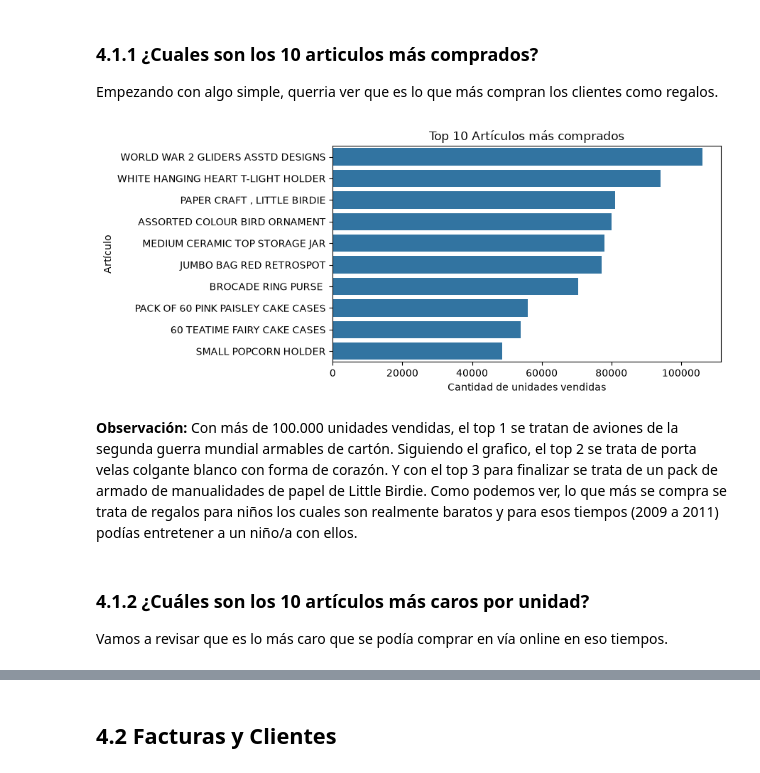
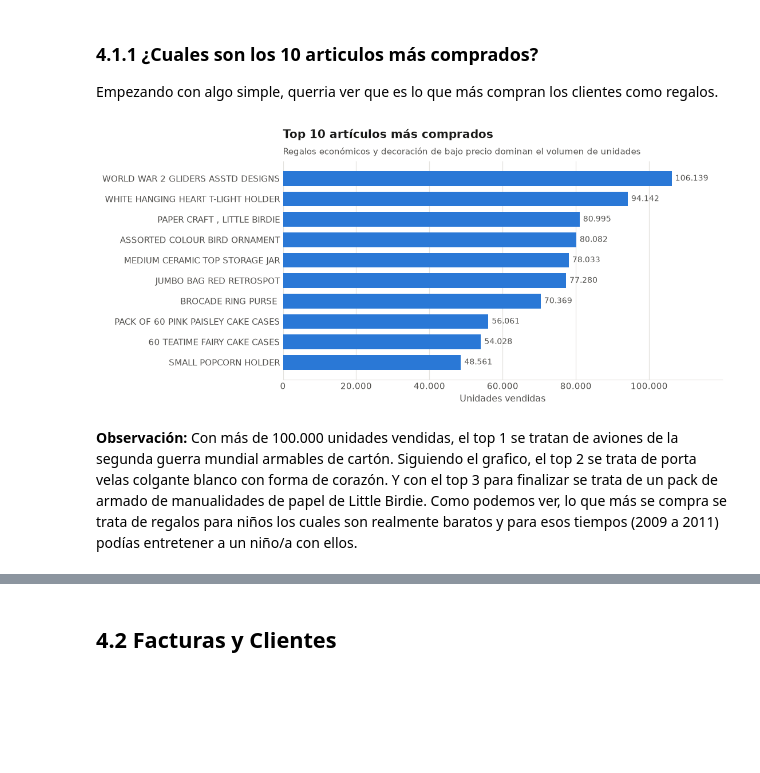
Before and after one commit to AgusPluda/online-retail-analysis, a Jupyter notebook: online_retail_analysis.ipynb, the cells around one changed output, grey strips where cells are left out. Drawn from its saved outputs; the diff is of its cells as text; code cells hidden in the pictures; blank space fills up the shorter version.

```diff
--- a/online_retail_analysis.ipynb
+++ b/online_retail_analysis.ipynb
@@ -69,0 +146,4 @@ df.head()
+# %%
+df = pd.read_csv("data/online_retail_II.csv")
+
+df.head()
@@ -343,6 +431,3 @@ Se revisaron los tipos de datos de las columnas para asegurar que cada variable
 La columna customer_id fue convertida a tipo string, debido a que representa un identificador de cliente y no una variable numérica sobre la cual se realizarán operaciones matemáticas.
 
 Por otro lado, invoice_datetime fue convertida al formato datetime, permitiendo realizar operaciones relacionadas con fechas y horas, como extraer años, meses, días y horas.
-# %%
-df = df.astype({"customer_id":"string"})
-df["invoice_datetime"] = pd.to_datetime(df["invoice_datetime"])
@@ -368,0 +468,16 @@ df["total_price"] = df["quantity"] * df["unit_price"]
+# %%
+# Fecha y hora de la factura por separado
+df["invoice_date"] = df["invoice_datetime"].dt.normalize()
+df["invoice_time"] = df["invoice_datetime"].dt.time
+
+# Año y mes, usados más adelante en el análisis temporal
+df["year"] = df["invoice_datetime"].dt.year
+df["month"] = df["invoice_datetime"].dt.month
+
+# Identificar facturas canceladas
+df["canceled"] = df["invoice"].str.startswith("C")
+
+# Precio total de cada línea de transacción
+df["total_price"] = df["quantity"] * df["unit_price"]
+
+df.head()
@@ -435,26 +557,29 @@ Ahora vamos con lo divertido.
 # %% [markdown]
 ### 4.1.1 ¿Cuales son los 10 articulos más comprados?
 Empezando con algo simple, querria ver que es lo que más compran los clientes como regalos.
-# %%
-articulos = (df_sales.groupby(["stock_code", "description"])["quantity"].sum().reset_index().sort_values("quantity", ascending=False))
-arti_top = articulos.head(10)
-arti_top = arti_top.sort_values("quantity", ascending=False)
-
-plt.figure(figsize=(9, 4))
-
-sns.barplot(data=arti_top, x="quantity", y="description", color="tab:blue")
-
-plt.xlabel("Cantidad de unidades vendidas")
-plt.ylabel("Artículo")
-plt.title("Top 10 Artículos más comprados")
-
-plt.tight_layout()
-plt.savefig("images/barhplot_top_10_articulos_comprados.png", dpi=300, bbox_inches="tight")
-plt.show()
-# %% [output]
-[figure, removed]
+# %%
+articulos = (df_sales.groupby(["stock_code", "description"], as_index=False)["quantity"]
+             .sum().sort_values("quantity", ascending=False))
+
+top_articulos = articulos.head(10).sort_values("quantity")
+
+fig, ax = plt.subplots(figsize=(9, 4.5))
+
+ax.barh(top_articulos["description"], top_articulos["quantity"], color=AZUL, height=0.72)
+
+estilo(ax, "x")
+formato(ax, "x")
+etiquetar_barras(ax)
+ax.margins(x=0.13)
+
+ax.set_xlabel("Unidades vendidas")
+ax.set_ylabel("")
+titulo(ax, "Top 10 artículos más comprados",
+       "Regalos económicos y decoración de bajo precio dominan el volumen de unidades")
+
+guardar(fig, "01_top10_articulos_comprados")
+plt.show()
+# %% [output]
+[figure, added]
 # %% [markdown]
 **Observación:** Con más de 100.000 unidades vendidas, el top 1 se tratan de aviones de la segunda guerra mundial armables de cartón. Siguiendo el grafico, el top 2 se trata de porta velas colgante blanco con forma de corazón. Y con el top 3 para finalizar se trata de un pack de armado de manualidades de papel de Little Birdie. Como podemos ver, lo que más se compra se trata de regalos para niños los cuales son realmente baratos y para esos tiempos (2009 a 2011) podías entretener a un niño/a con ellos.
-# %% [markdown]
-### 4.1.2 ¿Cuáles son los 10 artículos más caros por unidad?
-Vamos a revisar que es lo más caro que se podía comprar en vía online en eso tiempos.
```
Also changed, not shown: parts of 84 cells of this notebook, 33 other files.
